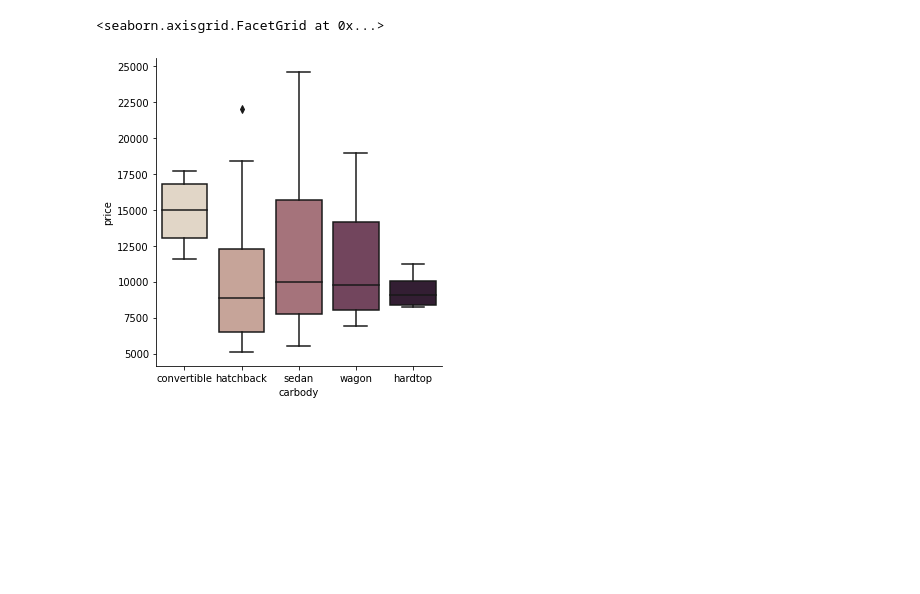
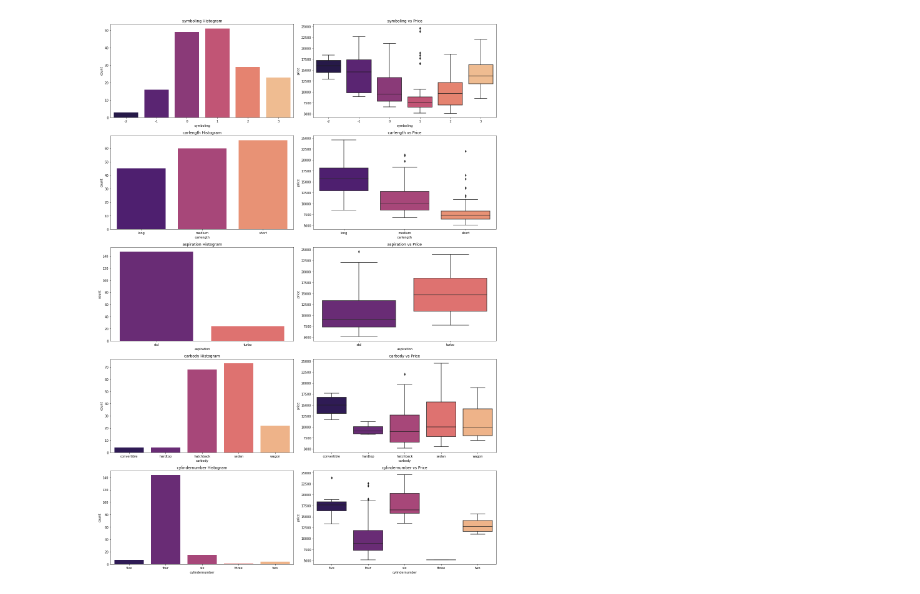
Before and after one commit to davidpetrea/data-analysis-flow, a Jupyter notebook: desc_categ.ipynb, the cells around one changed output. Saved outputs shown, nothing was run; the diff lists cells and outputs as text; code cells hidden in the pictures; blank space fills up the shorter version.

```diff
--- a/desc_categ.ipynb
+++ b/desc_categ.ipynb
@@ -1,23 +1,44 @@
-# %%
-import pandas as pd
-import numpy as np
-import seaborn as sns
-data = pd.read_excel('./Data/car_data_selection.xlsx')
-df = pd.DataFrame(data)
-
-
-categ_variables = df[["categoryHP","aspiration","carbody","cylindernumber","price"]]
-
-
-current_variable_x = 'carbody'
-current_variable_y = 'price'
-
-
-
-sns.catplot(x=current_variable_x, y=current_variable_y, data=categ_variables, kind='box', palette="ch:.25")
-
-# for i in categ_variables:
-#      print(categ_variables[i].value_counts(normalize=True))
-# %% [output]
-<seaborn.axisgrid.FacetGrid at 0x...>
-[figure, removed]
+# %%
+import pandas as pd
+import numpy as np
+import seaborn as sns
+import scipy.stats as stats
+import matplotlib.pyplot as plt
+
+df = pd.read_excel('./Data/car_data_selection.xlsx')
+
+categ_names = ["symboling","carlength","aspiration","carbody","cylindernumber"]
+df[categ_names] = df[categ_names].astype('category')
+categ_variables = df[categ_names]
+
+categ_variables.describe(include=['category'])
+
+horsepower = df['horsepower']
+
+price = df['price']
+
+def plot_count(x,fig):
+    plt.subplot(5,2,fig)
+    plt.title(x+' Histogram')
+    sns.countplot(x=categ_variables[x],palette=("magma"))
+    plt.subplot(5,2,(fig+1))
+    plt.title(x+' vs Price')
+    sns.boxplot(x=categ_variables[x], y=price, palette=("magma"))
+
+plt.figure(figsize=(18,25))
+
+plot_count('symboling', 1)
+plot_count('carlength', 3)
+plot_count('aspiration', 5)
+plot_count('carbody', 7)
+plot_count('cylindernumber', 9)
+
+plt.tight_layout()
+
+
+#sns.catplot(x=current_variable_x, y=current_variable_y, data=categ_variables, kind='box', palette="ch:.25")
+
+# for i in categ_variables:
+#      print(categ_variables[i].value_counts())
+# %% [output]
+[figure, added]
```
Also changed, not shown: 24 other files.
